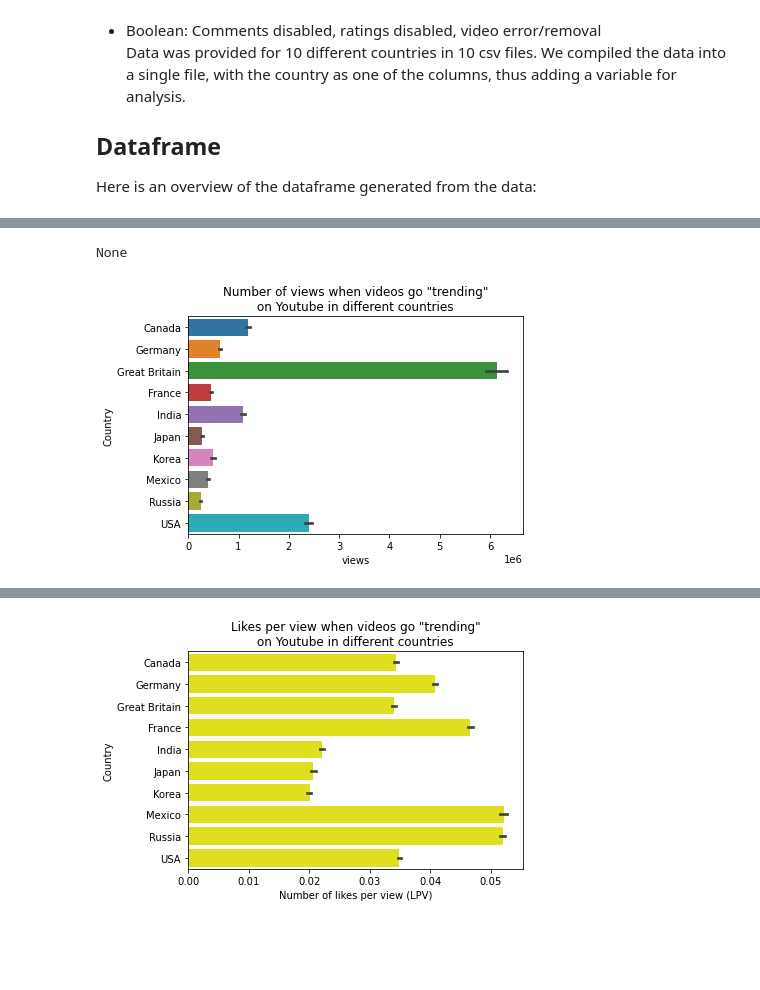
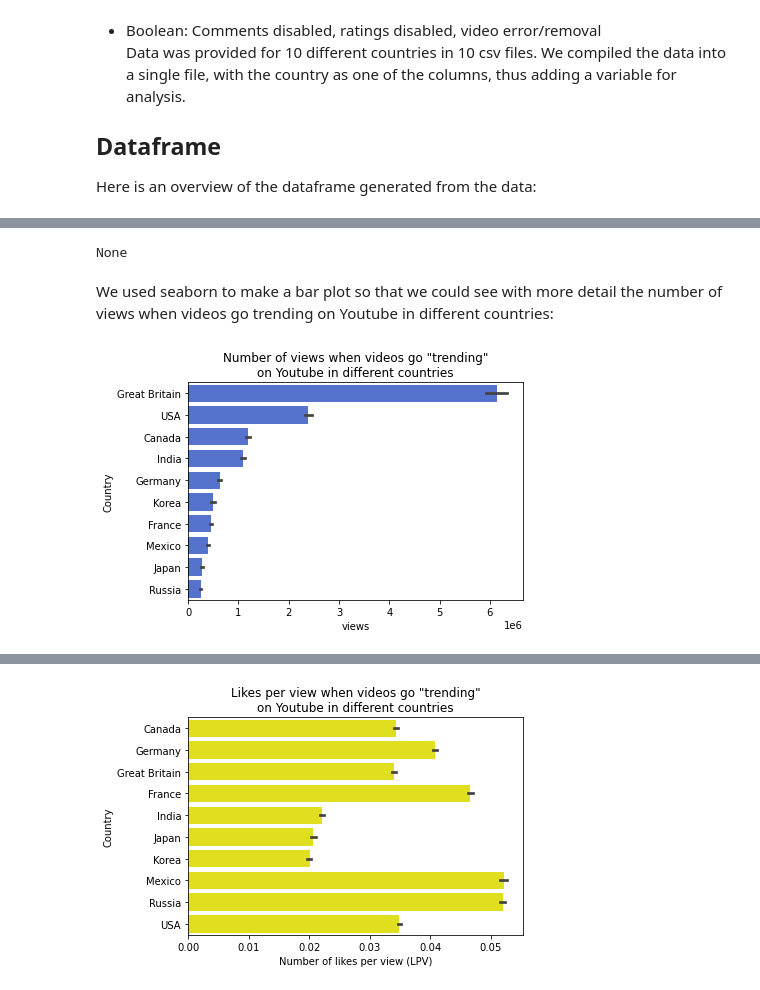
Before and after one commit to data301-2020-winter1/course-project-group_6013, a Jupyter notebook: analysis/guilherme(durvan)/milestone2.ipynb, the cells around one changed output, grey strips where cells are left out. Saved outputs shown, nothing was run; the diff lists cells and outputs as text; code cells hidden in the pictures; blank space fills up the shorter version.

```diff
--- a/analysis/guilherme(durvan)/milestone2.ipynb
+++ b/analysis/guilherme(durvan)/milestone2.ipynb
@@ -48,15 +53,12 @@ From this report we made the interestin observations :
-# %%
-from pandas_profiling import ProfileReport
-overview = ProfileReport(df)
-print(overview.to_file(output_file='overview1.html'))
-##TASK 4 EDA Summary
-##During my EDA I noticed that the number of views could differ widely between countries, so the countries with more views also tended to have more likes and dislikes
-#So I realized that for my analysis I would need to compute new colums, by dividing the variable of interest by the number of views.
-#I also improved some of the graphs in this file as I completed task 5.
-# %% [output]
-None
+# %%
+from pandas_profiling import ProfileReport
+overview = ProfileReport(df)
+print(overview.to_file(output_file='overview1.html'))
+# %% [output]
+None
+# %% [markdown]
+We used seaborn to make a bar plot so that we could see with more detail the number of views when videos go trending on Youtube in different countries:
 # %%
-p1 = sns.barplot(y=df['Country'],x=df['views']).set_title("Number of views when videos go \"trending\"\non Youtube in different countries" )
-#**Oh wow, Great Britain has so many views compared to the other ones". I wonder how the likes look like**
+p1 = sns.barplot(y=df['Country'],x=df['views'], color = "royalblue", order = ["Great Britain","USA","Canada","India","Germany","Korea","France","Mexico","Japan","Russia"]).set_title("Number of views when videos go \"trending\"\non Youtube in different countries" )
 # %% [output]
-[figure, old version]
+[figure, new version]
```
Also changed, not shown: parts of 6 cells of this notebook, 1 other file.
